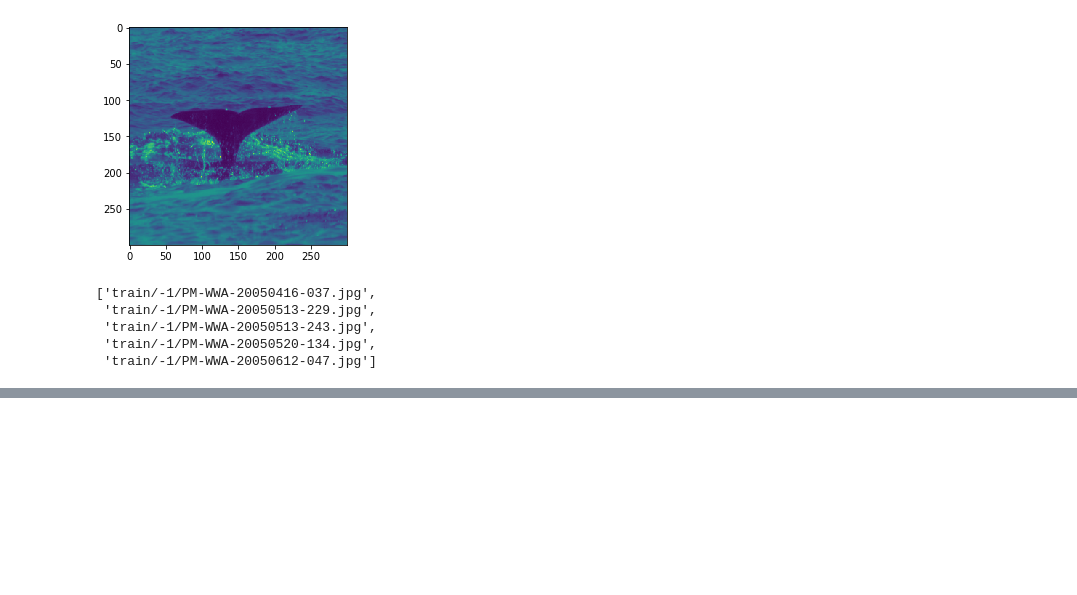
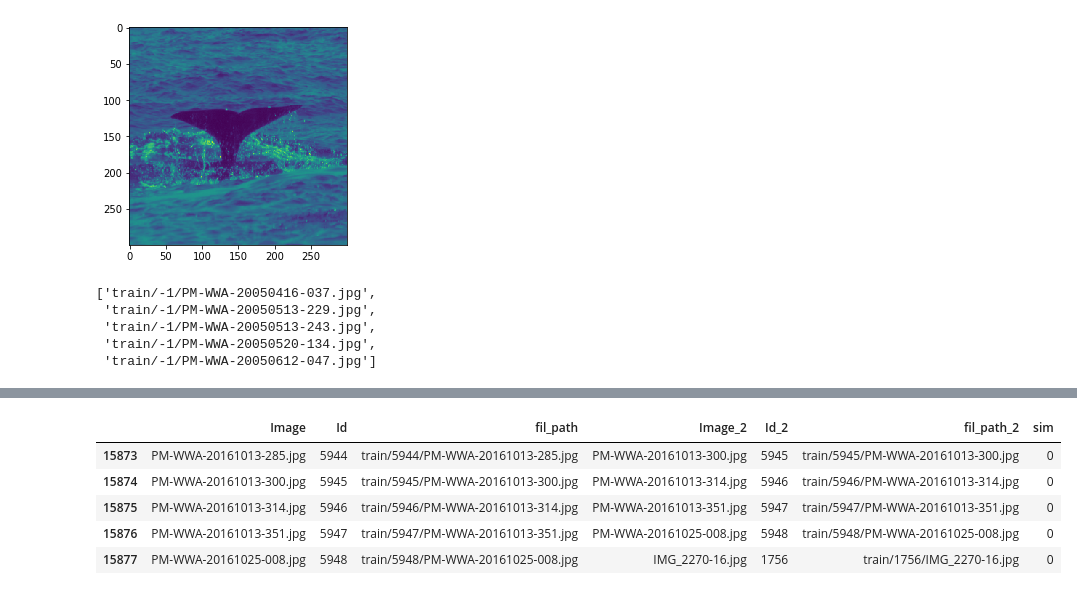
Before and after one commit to akuma527/IProjects, a Jupyter notebook: I&D_Whale/Data_Preprocessing_Tutorial.ipynb, the cells around one changed output, grey strips where cells are left out. Cells and saved outputs as stored; diff of their text form; code cells hidden in the pictures; blank space fills up the shorter version.

```diff
--- a/I&D_Whale/Data_Preprocessing_Tutorial.ipynb
+++ b/I&D_Whale/Data_Preprocessing_Tutorial.ipynb
@@ -58,0 +91,9 @@ KeyboardInterrupt: ignored
+# %%
+train.tail()
+# %% [output]
+|  | Image | Id | fil_path | Image_2 | Id_2 | fil_path_2 | sim |
+| 15873 | PM-WWA-20161013-285.jpg | 5944 | train/5944/PM-WWA-20161013-285.jpg | PM-WWA-20161013-300.jpg | 5945 | train/5945/PM-WWA-20161013-300.jpg | 0 |
+| 15874 | PM-WWA-20161013-300.jpg | 5945 | train/5945/PM-WWA-20161013-300.jpg | PM-WWA-20161013-314.jpg | 5946 | train/5946/PM-WWA-20161013-314.jpg | 0 |
+| 15875 | PM-WWA-20161013-314.jpg | 5946 | train/5946/PM-WWA-20161013-314.jpg | PM-WWA-20161013-351.jpg | 5947 | train/5947/PM-WWA-20161013-351.jpg | 0 |
+| 15876 | PM-WWA-20161013-351.jpg | 5947 | train/5947/PM-WWA-20161013-351.jpg | PM-WWA-20161025-008.jpg | 5948 | train/5948/PM-WWA-20161025-008.jpg | 0 |
+| 15877 | PM-WWA-20161025-008.jpg | 5948 | train/5948/PM-WWA-20161025-008.jpg | IMG_2270-16.jpg | 1756 | train/1756/IMG_2270-16.jpg | 0 |
```
Also changed, not shown: parts of 15 cells of this notebook.
